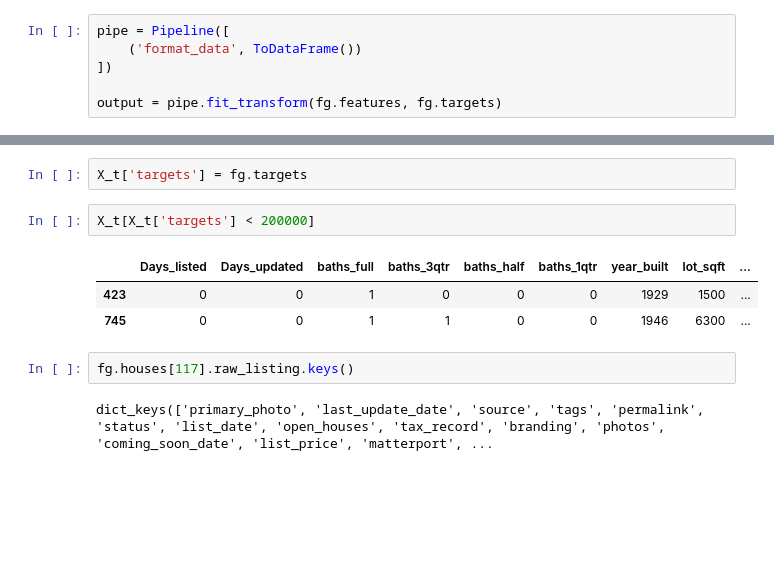
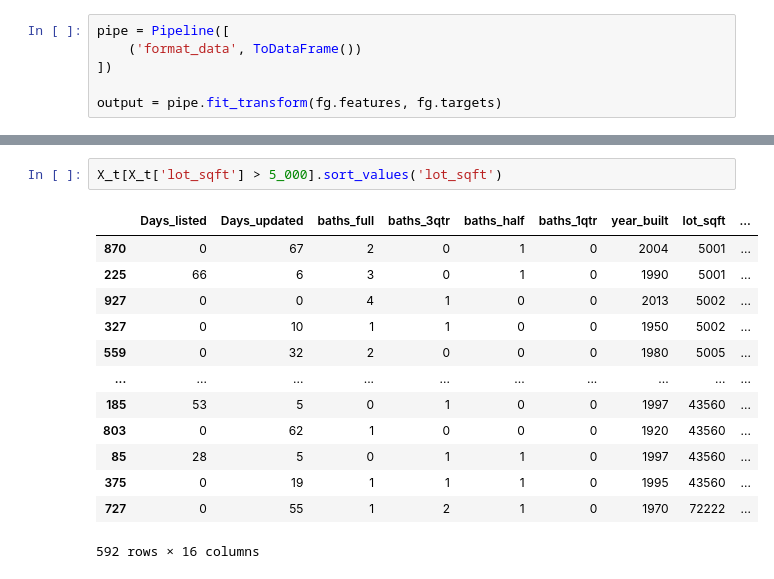
Before and after one commit to AndrewCoogan/BHU, a Jupyter notebook: Housing API Playground.ipynb, the cells around one changed output, grey strips where cells are left out. Saved outputs shown, nothing was run; the diff lists cells and outputs as text; blank space fills up the shorter version.

```diff
--- a/Housing API Playground.ipynb
+++ b/Housing API Playground.ipynb
@@ -90,12 +90,16 @@ X_t
-# %%
-X_t['targets'] = fg.targets
-# %%
-X_t[X_t['targets'] < 200000]
-# %% [output]
-|  | Days_listed | Days_updated | baths_full | baths_3qtr | baths_half | baths_1qtr | year_built | lot_sqft | ... |
-| 423 | 0 | 0 | 1 | 0 | 0 | 0 | 1929 | 1500 | ... |
-| 745 | 0 | 0 | 1 | 1 | 0 | 0 | 1946 | 6300 | ... |
-# %%
-fg.houses[117].raw_listing.keys()
-# %% [output]
-dict_keys(['primary_photo', 'last_update_date', 'source', 'tags', 'permalink', 'status', 'list_date', 'open_houses', 'tax_record', 'branding', 'photos', 'coming_soon_date', 'list_price', 'matterport', ...
+# %%
+X_t[X_t['lot_sqft'] > 5_000].sort_values('lot_sqft')
+# %% [output]
+|  | Days_listed | Days_updated | baths_full | baths_3qtr | baths_half | baths_1qtr | year_built | lot_sqft | ... |
+| 870 | 0 | 67 | 2 | 0 | 1 | 0 | 2004 | 5001 | ... |
+| 225 | 66 | 6 | 3 | 0 | 1 | 0 | 1990 | 5001 | ... |
+| 927 | 0 | 0 | 4 | 1 | 0 | 0 | 2013 | 5002 | ... |
+| 327 | 0 | 10 | 1 | 1 | 0 | 0 | 1950 | 5002 | ... |
+| 559 | 0 | 32 | 2 | 0 | 0 | 0 | 1980 | 5005 | ... |
+| ... | ... | ... | ... | ... | ... | ... | ... | ... | ... |
+| 185 | 53 | 5 | 0 | 1 | 0 | 0 | 1997 | 43560 | ... |
+| 803 | 0 | 62 | 1 | 0 | 0 | 0 | 1920 | 43560 | ... |
+| 85 | 28 | 5 | 0 | 1 | 1 | 0 | 1997 | 43560 | ... |
+| 375 | 0 | 19 | 1 | 1 | 1 | 0 | 1995 | 43560 | ... |
+| 727 | 0 | 55 | 1 | 2 | 1 | 0 | 1970 | 72222 | ... |
+592 rows × 16 columns
```
Also changed, not shown: parts of 5 cells of this notebook, 1 other file.
